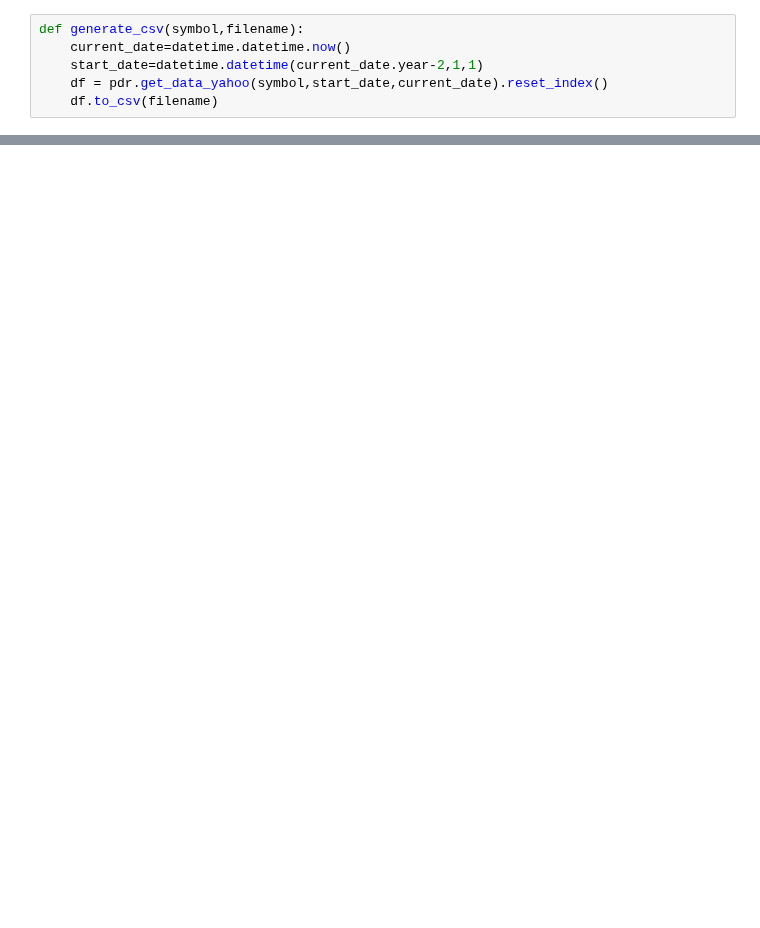
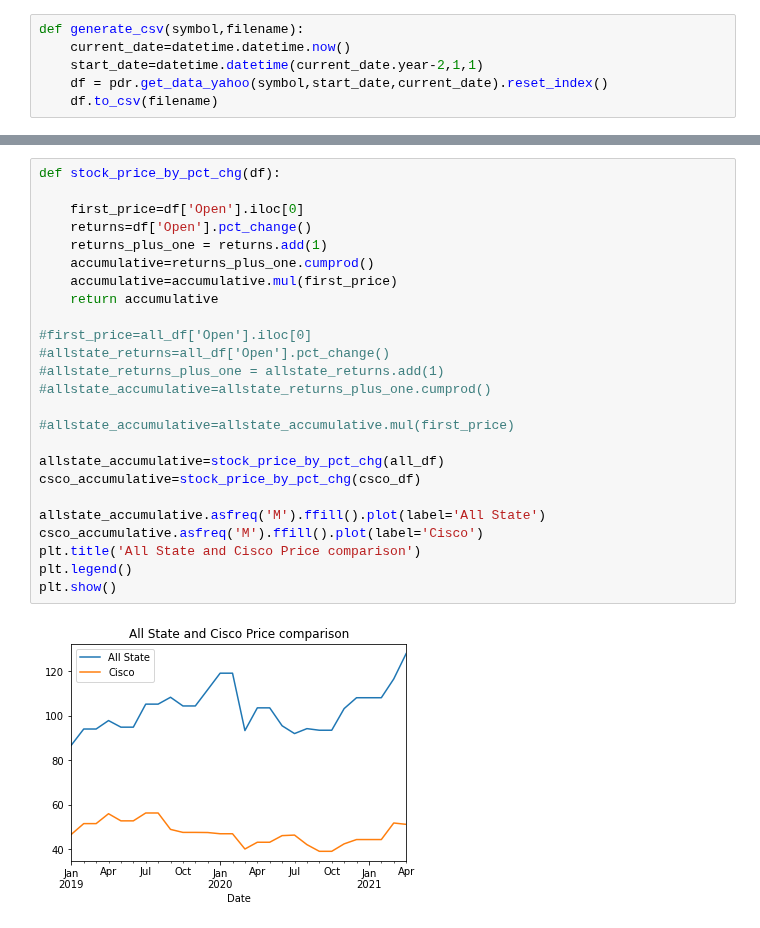
Before and after one commit to Andru-1987/python-deep-learning, a Jupyter notebook: Allstate dividends.ipynb, the cells around one changed output, grey strips where cells are left out. Drawn from its saved outputs; the diff is of its cells as text; blank space fills up the shorter version.

```diff
--- a/Allstate dividends.ipynb
+++ b/Allstate dividends.ipynb
@@ -70,0 +105,27 @@ plt.show()
+# %%
+def stock_price_by_pct_chg(df):
+
+    first_price=df['Open'].iloc[0]
+    returns=df['Open'].pct_change()
+    returns_plus_one = returns.add(1)
+    accumulative=returns_plus_one.cumprod()
+    accumulative=accumulative.mul(first_price)
+    return accumulative
+
+#first_price=all_df['Open'].iloc[0]
+#allstate_returns=all_df['Open'].pct_change()
+#allstate_returns_plus_one = allstate_returns.add(1)
+#allstate_accumulative=allstate_returns_plus_one.cumprod()
+
+#allstate_accumulative=allstate_accumulative.mul(first_price)
+
+allstate_accumulative=stock_price_by_pct_chg(all_df)
+csco_accumulative=stock_price_by_pct_chg(csco_df)
+
+allstate_accumulative.asfreq('M').ffill().plot(label='All State')
+csco_accumulative.asfreq('M').ffill().plot(label='Cisco')
+plt.title('All State and Cisco Price comparison')
+plt.legend()
+plt.show()
+# %% [output]
+[figure, added]
```
Also changed, not shown: parts of 9 cells of this notebook, 3 other files.
